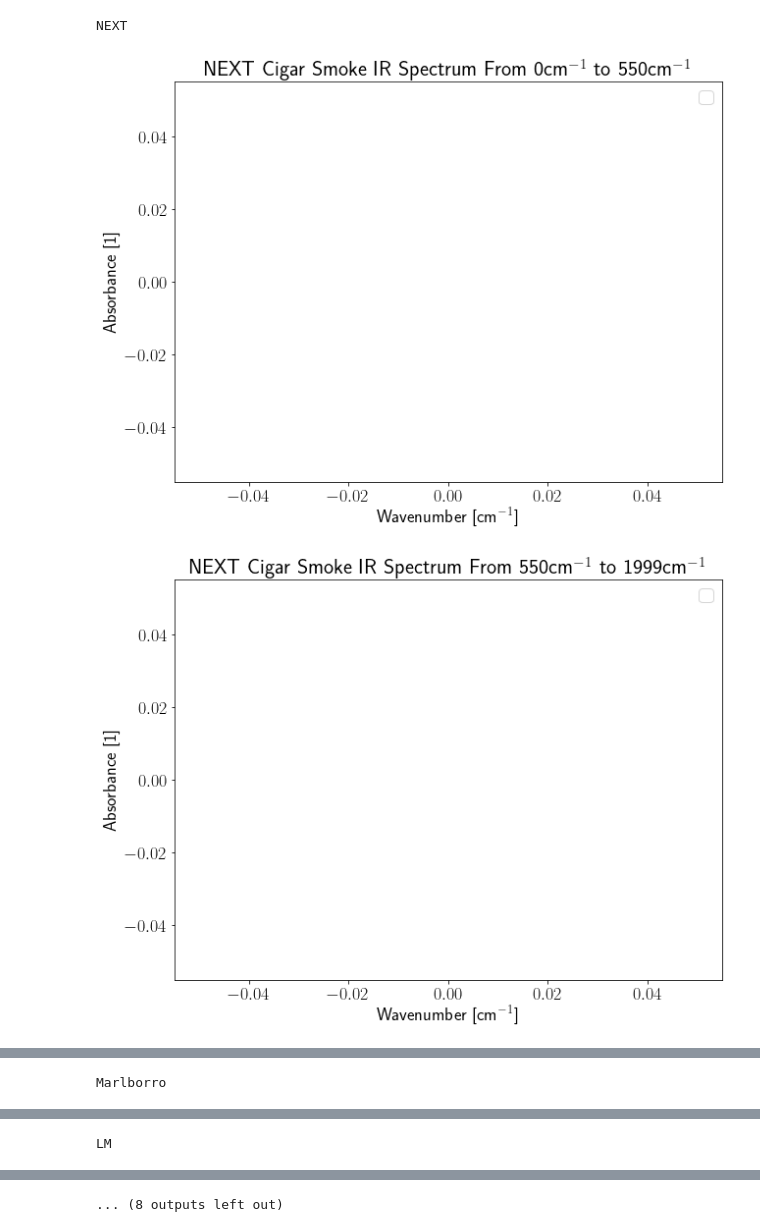
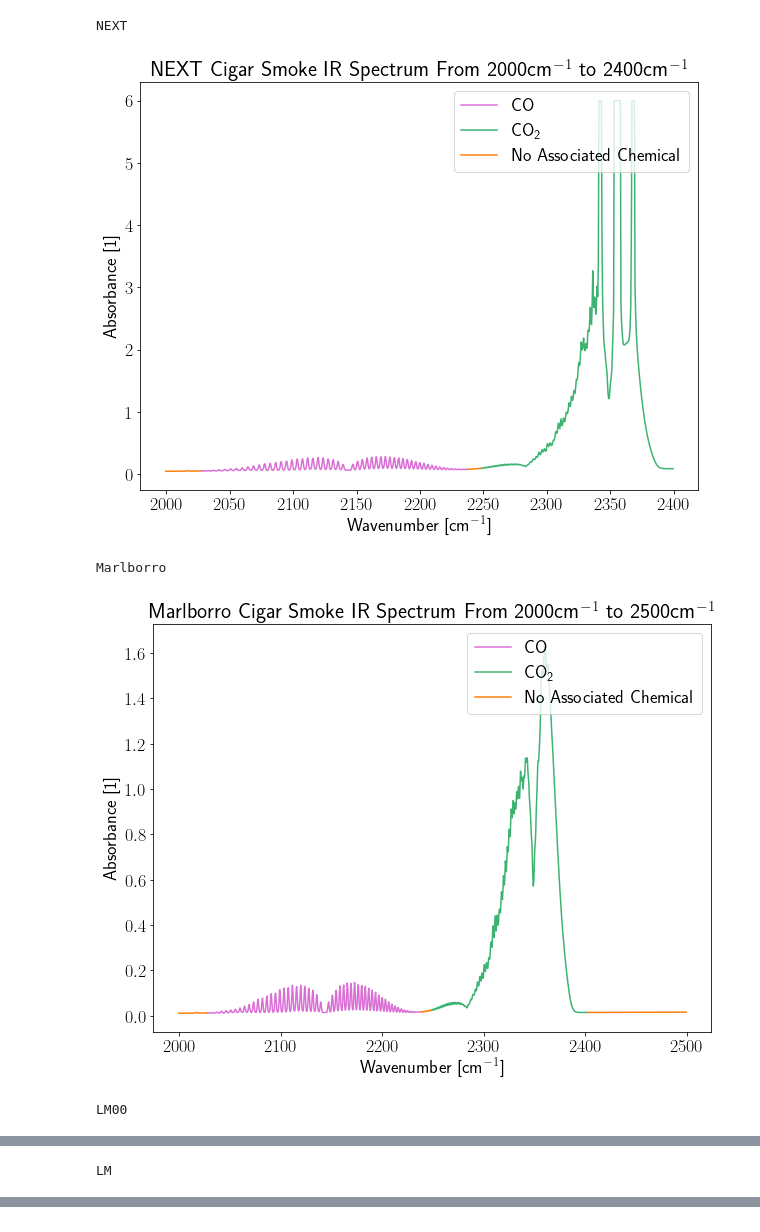
Before and after one commit to Alon-Shaaltiel/Lab-C1, a Jupyter notebook: Molecular Spectroscopy/Analysis/Cigar Analysis.ipynb, the cells around one changed output, grey strips where cells are left out. Drawn from its saved outputs; the diff is of its cells as text; code cells hidden in the pictures.

Commit message:
Fixed graphs and added LM and LM00

```diff
--- a/Molecular Spectroscopy/Analysis/Cigar Analysis.ipynb
+++ b/Molecular Spectroscopy/Analysis/Cigar Analysis.ipynb
@@ -5,11 +5,13 @@ from matplotlib import pyplot as plt
 import matplotlib as mpl
 import os
 path = '/mnt/c/Users/alon4/Dropbox/My PC (LAPTOP-L5MMEHHN)/Desktop/Studies/Lab C1/Molecular Spectroscopy'
-files = ['NEXT Cigar.xlsx', 'Marlborro Cigar (1).xlsx', 'LM Cigar 00.xlsx', 'Galuois Cigar (1).xlsx', 'Canadian Cigar.xlsx']
+files = ['NEXT Cigar.xlsx', 'Marlborro Cigar (1).xlsx', 'LM00 Cigar.xlsx', 'LM cigar.xlsx', 'Galuois Cigar (1).xlsx', 'Canadian Cigar.xlsx']
 cigars = [file.split(' ')[0] for file in files]
 files = [os.path.join(path,'Measurements/Cigar/'+f) for f in files]
 def readXlsx(path):
     return pd.read_excel(path).to_numpy().T
+def roundup(x):
+    return round(x) if x % 10 == 0 else round(x + 10 - x % 10)
 plt.rcParams['figure.figsize'] = [10,7.5]
 plt.rcParams.update({'font.size': 18, 'font.weight':'bold'})
 plt.rcParams['text.usetex'] = True
@@ -34,6 +36,8 @@ for i in range(len(files)):
     for k in range(len(regions)):
         mask = ((spectrum_full[0] > regions[k][0]) & (spectrum_full[0] < regions[k][1]))
         spectrum = spectrum_full[:,mask]
+        if len(spectrum[0]) == 0:
+            continue
         sumMask = np.zeros_like(spectrum[0])
         plots=[]
         labels = []
@@ -50,33 +54,37 @@ for i in range(len(files)):
 
         sumMask = 1-sumMask
         sumMask = sumMask.astype(bool)
         masks = []
         start = 0
         j=0
         while j<len(sumMask):
             if sumMask[j]:
                 start = j
                 while j<len(sumMask) and sumMask[j]:
                     j+=1
                 masks.append([start,j-1])
             j+=1
         for mask in masks:
             if 'No Associated Chemical' not in labels:
                 curves, = plt.plot(spectrum[0][mask[0]:mask[1]+1],spectrum[1][mask[0]:mask[1]+1], color = 'tab:orange')
                 plots.append(curves)
                 labels.append('No Associated Chemical')
             else:
                 plt.plot(spectrum[0][mask[0]:mask[1]+1],spectrum[1][mask[0]:mask[1]+1], color = 'tab:orange')
 
         if cigars[i] not in ['NEXT', 'Marlborro'] and names[k] != 'Noise':
             plt.ylim([0,2*max(spectrum[1])/3])
+
+        plt.title(f'{cigars[i]} Cigar Smoke IR Spectrum From {roundup(min(spectrum[0]))}'\
+                    + r'$\text{cm}^{-1}$' + f' to {roundup(max(spectrum[0]))}' + r'$\text{cm}^{-1}$')
         plt.legend(plots, labels, loc='upper right')
         plt.xlabel(r'Wavenumber [$\text{cm}^{-1}$]')
         plt.ylabel(r'Absorbance [1]')
-        plt.title(f'{cigars[i]} Cigar Smoke IR Spectrum From {regions[k][0]}' + r'$\text{cm}^{-1}$' + f' to {regions[k][1]}' + r'$\text{cm}^{-1}$')
         plt.savefig(os.path.join(path, f"Analysis/Colored Cigar Spectrums/{cigars[i]}_{names[k]}_Spectrum.png"))
         plt.show()
 # %% [output]
 NEXT
-[figure, old version]
+[figure, new version]
+Marlborro
-[figure, old version]
+[figure, new version]
+LM00
@@ -84 +91,0 @@ NEXT
-Marlborro
@@ -86,0 +94 @@ Marlborro
+LM
@@ -88 +95,0 @@ Marlborro
-LM
@@ -92 +95,0 @@ LM
-... (8 outputs left out)
```
Also changed, not shown: parts of 1 cell of this notebook, 15 other files.
